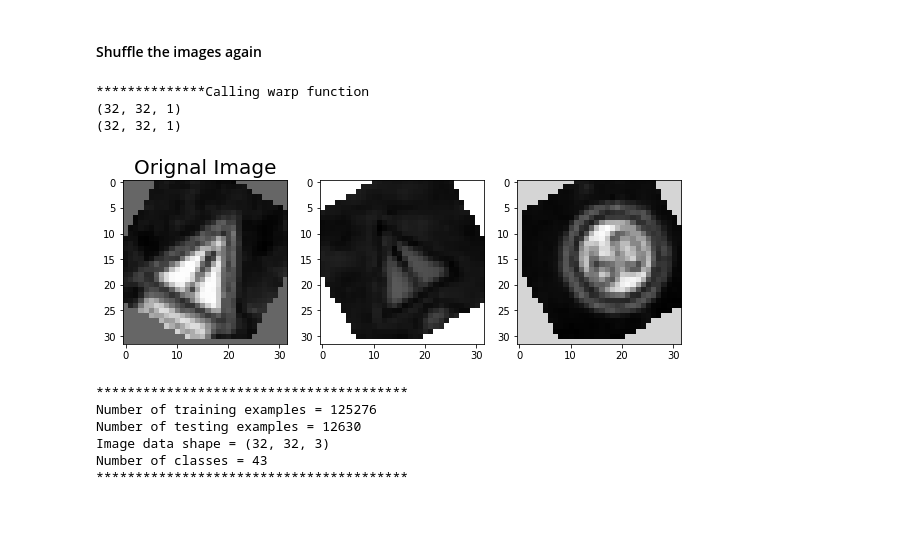
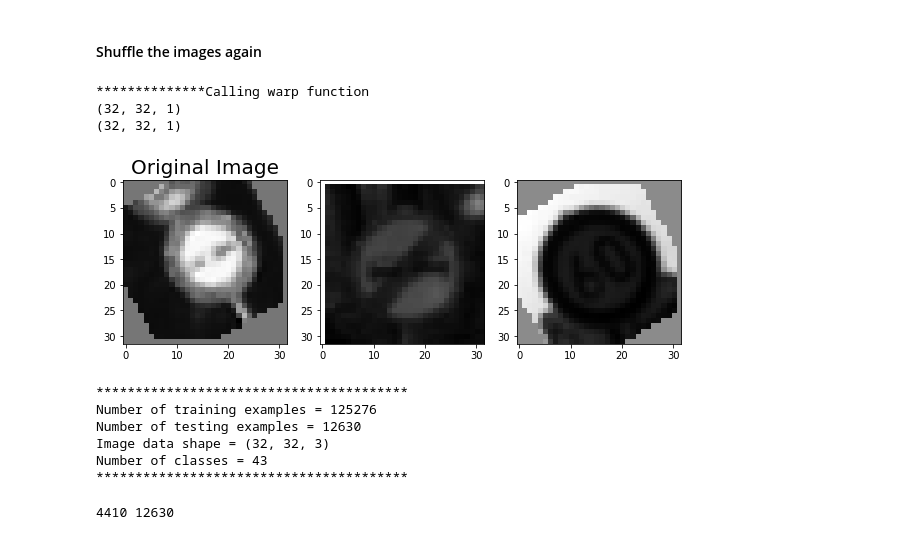
Before and after one commit to nikhilparla/traffic_sign_classifier, a Jupyter notebook: traffic_sign_classifier_project.ipynb, the cells around one changed output. Cells and saved outputs as stored; diff of their text form; code cells hidden in the pictures.

```diff
--- a/traffic_sign_classifier_project.ipynb
+++ b/traffic_sign_classifier_project.ipynb
@@ -217,18 +244,18 @@ def warp():
 # %%
 warp()
 
 fig, axs = plt.subplots(1,3,figsize=(10,10))
-axs[0].set_title('Orignal Image', fontsize=20)
+axs[0].set_title('Original Image', fontsize=20)
 axs[0].imshow(X_train[len(X_train) - 1].squeeze() , cmap='gray')
 axs[1].imshow(X_train[len(X_train) - 2].squeeze() , cmap='gray')
 axs[2].imshow(X_train[len(X_train) - 3].squeeze() , cmap='gray')
 
 X_train, y_train = shuffle(X_train, y_train)
 # %% [output]
 **************Calling warp function
 (32, 32, 1)
 (32, 32, 1)
-[figure, old version]
+[figure, new version]
 # %%
 def sharpen():
     print("**************Calling rotate function")
@@ -357,7 +384,10 @@ def LeNet(x):
     return logits
 # %%
 X_valid = X_valid_normalized
-X_test = X_train_normalized
+X_test = X_test_normalized
+print(len(X_valid), len(X_test))
+# %% [output]
+4410 12630
 # %%
 # placeholder
 x = tf.placeholder(tf.float32, (None, 32, 32, num_channels))
```
Also changed, not shown: parts of 11 cells of this notebook, 5 other files.
